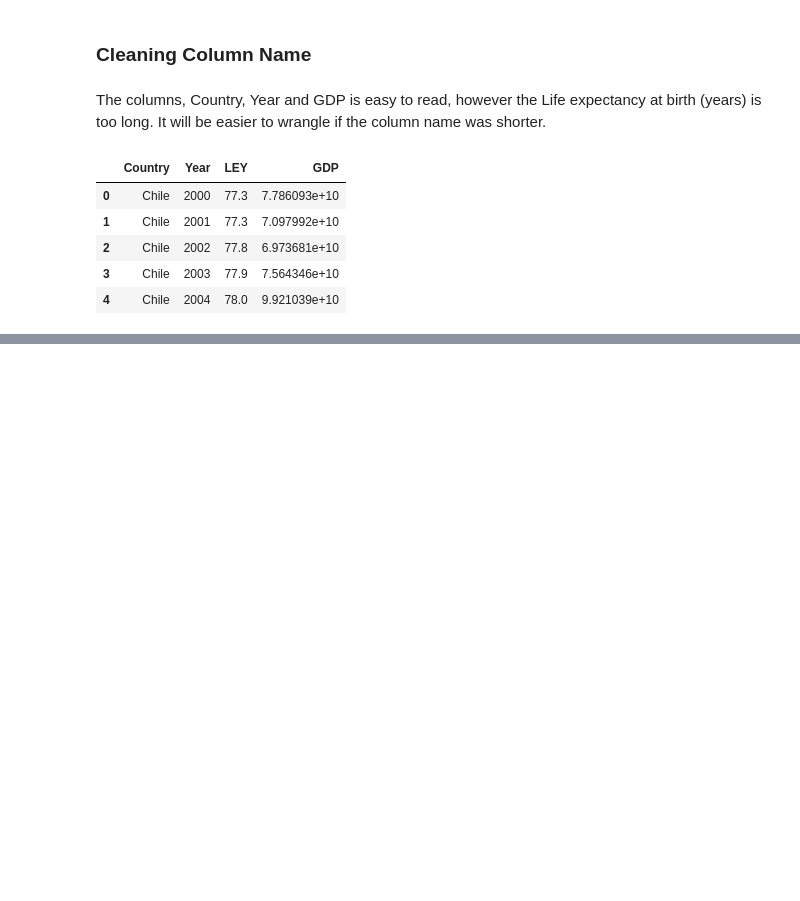
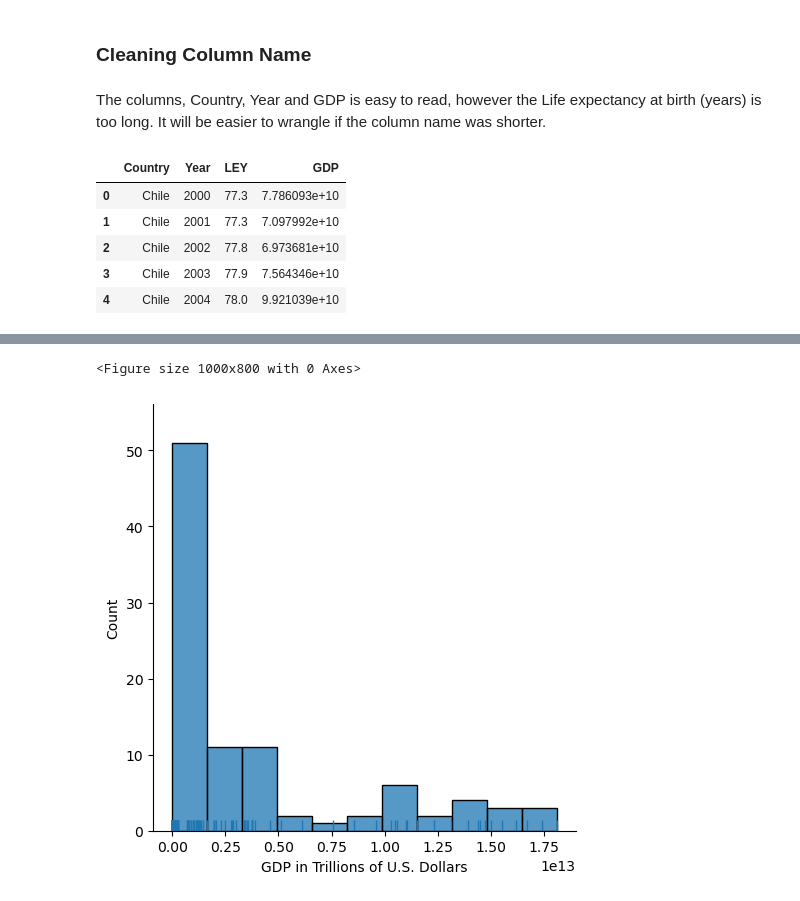
Before and after one commit to maximilianjun/life-expectancy-gdp-project, a Jupyter notebook: life_expectancy_gdp.ipynb, the cells around one changed output, grey strips where cells are left out. Drawn from its saved outputs; the diff is of its cells as text; code cells hidden in the pictures; blank space fills up the shorter version.

```diff
--- a/life_expectancy_gdp.ipynb
+++ b/life_expectancy_gdp.ipynb
@@ -97,0 +102,8 @@ df.head()
+# %%
+plt.figure(figsize=(10,8))
+sns.displot(df.GDP, rug=True, kde=False)
+plt.xlabel("GDP in Trillions of U.S. Dollars")
+plt.show()
+# %% [output]
+<Figure size 1000x800 with 0 Axes>
+[figure, added]
```
Also changed, not shown: parts of 6 cells of this notebook.
